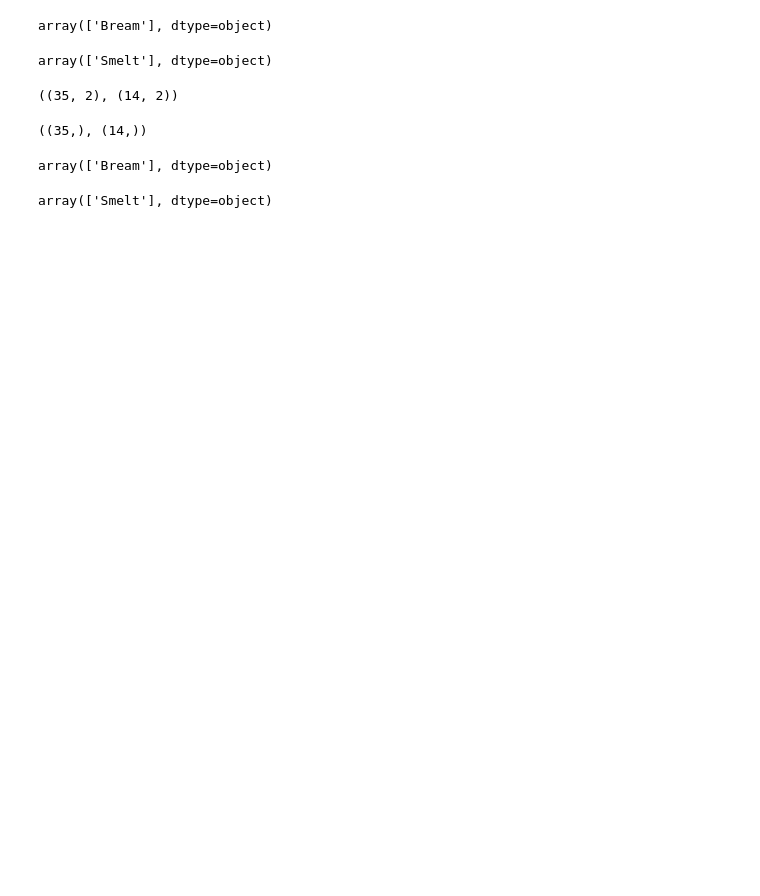
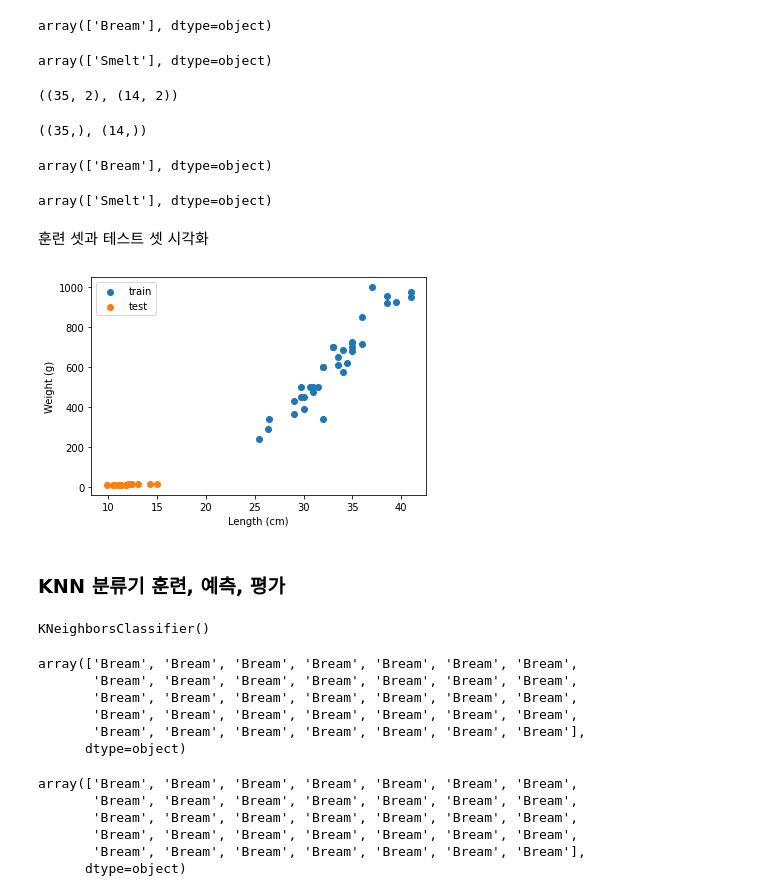
Before and after one commit to JakeOh/202110_itw_lab_python, a Jupyter notebook: ml03_train_test_scaling.ipynb, the cells around one changed output. Saved outputs shown, nothing was run; the diff lists cells and outputs as text; code cells hidden in the pictures; blank space fills up the shorter version.

```diff
--- a/ml03_train_test_scaling.ipynb
+++ b/ml03_train_test_scaling.ipynb
@@ -158,3 +158,17 @@ array(['Bream'], dtype=object)
 np.unique(y_test)
 # %% [output]
 array(['Smelt'], dtype=object)
+# %% [markdown]
+훈련 셋과 테스트 셋 시각화
+# %%
+plt.scatter(x=X_train[:, 1], y=X_train[:, 0], label='train')  # 훈련 셋
+plt.scatter(x=X_test[:, 1], y=X_test[:, 1], label='test')  # 테스트 셋
+
+plt.xlabel('Length (cm)')
+plt.ylabel('Weight (g)')
+plt.legend()
+plt.show()
+# %% [output]
+[figure, added]
+# %% [markdown]
+### KNN 분류기 훈련, 예측, 평가
@@ -160,0 +177,25 @@ array(['Smelt'], dtype=object)
+# %%
+knn.fit(X_train, y_train)  # 머신 러닝 모델 훈련
+# %% [output]
+KNeighborsClassifier()
+# %%
+# 훈련 셋에서의 예측 결과 평가
+train_pred = knn.predict(X_train)
+train_pred
+# %% [output]
+array(['Bream', 'Bream', 'Bream', 'Bream', 'Bream', 'Bream', 'Bream',
+       'Bream', 'Bream', 'Bream', 'Bream', 'Bream', 'Bream', 'Bream',
+       'Bream', 'Bream', 'Bream', 'Bream', 'Bream', 'Bream', 'Bream',
+       'Bream', 'Bream', 'Bream', 'Bream', 'Bream', 'Bream', 'Bream',
+       'Bream', 'Bream', 'Bream', 'Bream', 'Bream', 'Bream', 'Bream'],
+      dtype=object)
+# %%
+# 훈련 셋의 실젯값(훈련 레이블)
+y_train
+# %% [output]
+array(['Bream', 'Bream', 'Bream', 'Bream', 'Bream', 'Bream', 'Bream',
+       'Bream', 'Bream', 'Bream', 'Bream', 'Bream', 'Bream', 'Bream',
+       'Bream', 'Bream', 'Bream', 'Bream', 'Bream', 'Bream', 'Bream',
+       'Bream', 'Bream', 'Bream', 'Bream', 'Bream', 'Bream', 'Bream',
+       'Bream', 'Bream', 'Bream', 'Bream', 'Bream', 'Bream', 'Bream'],
+      dtype=object)
```
Also changed, not shown: parts of 5 cells of this notebook.
